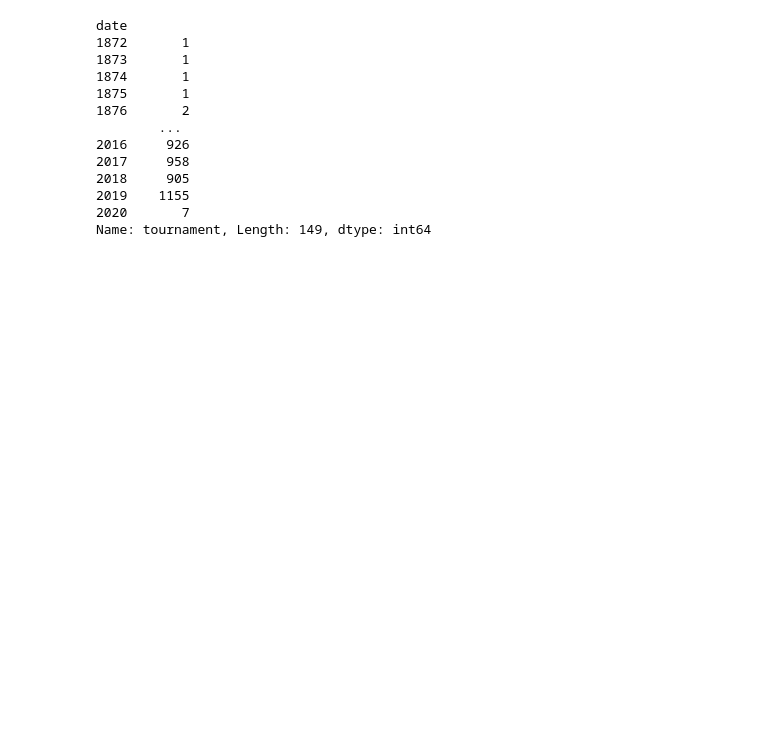
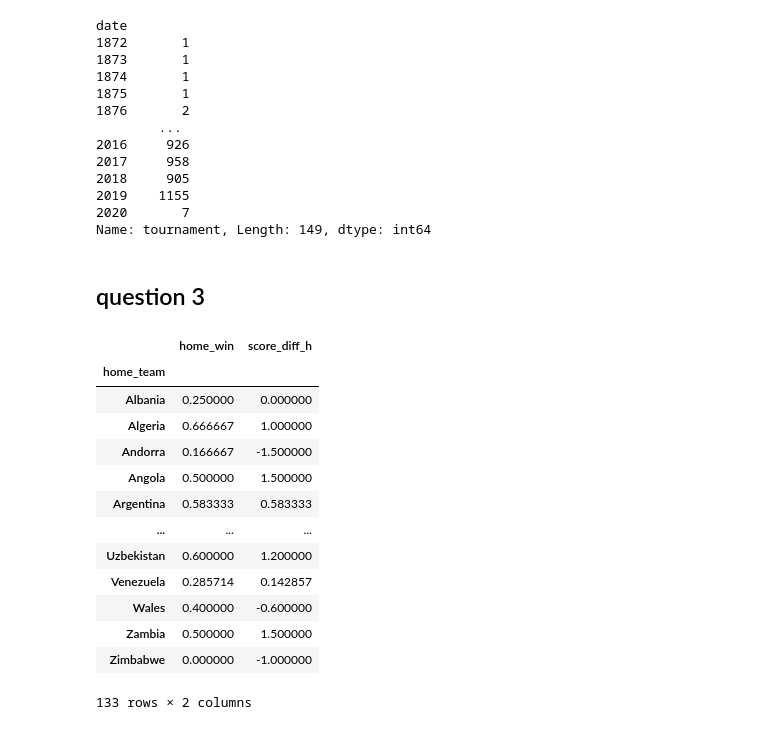
Before and after one commit to CS1951A-S21-Brown/hw6-dataviz-joshuaneronha, a Jupyter notebook: Untitled.ipynb, the cells around one changed output. Drawn from its saved outputs; the diff is of its cells as text; code cells hidden in the pictures; blank space fills up the shorter version.

```diff
--- a/Untitled.ipynb
+++ b/Untitled.ipynb
@@ -155,3 +156,35 @@ date
 2019    1155
 2020       7
 Name: tournament, Length: 149, dtype: int64
+# %% [markdown]
+<h2>question 3</h2>
+# %%
+football_df = pd.read_csv('/Users/joshuaneronha/Documents/Brown/Semester 6/CSCI 1951a/hw6-dataviz-joshuaneronha/data/football.csv')
+football_df['home_win'] = football_df['home_score'] > football_df['away_score']
+football_df['away_win'] = football_df['away_score'] > football_df['home_score']
+football_df['date'] = football_df['date'].str.slice(stop=4)
+# %%
+football_df = football_df[((football_df['date'] == '2014') | (football_df['date'] == '2018') | (football_df['date'] == '2013') | (football_df['date'] == '2017')) & ((football_df['tournament'] == 'FIFA World Cup') | (football_df['tournament'] == 'FIFA World Cup qualification')) ]
+# %%
+football_df['score_diff_h'] = football_df['home_score'] - football_df['away_score']
+football_df['score_diff_a'] = -1*football_df['home_score'] + football_df['away_score']
+# %%
+home_wins = football_df[['date','home_team','home_win','away_team','score_diff_h']].groupby('home_team').mean()
+away_wins = football_df[['date','home_team','home_win','away_team','score_diff_a']].groupby('away_team').mean()
+# %%
+home_wins
+# %% [output]
+|  | home_win | score_diff_h |
+| home_team |  |  |
+| Albania | 0.250000 | 0.000000 |
+| Algeria | 0.666667 | 1.000000 |
+| Andorra | 0.166667 | -1.500000 |
+| Angola | 0.500000 | 1.500000 |
+| Argentina | 0.583333 | 0.583333 |
+| ... | ... | ... |
+| Uzbekistan | 0.600000 | 1.200000 |
+| Venezuela | 0.285714 | 0.142857 |
+| Wales | 0.400000 | -0.600000 |
+| Zambia | 0.500000 | 1.500000 |
+| Zimbabwe | 0.000000 | -1.000000 |
+133 rows × 2 columns
```
Also changed, not shown: parts of 23 cells of this notebook, 6 other files.
